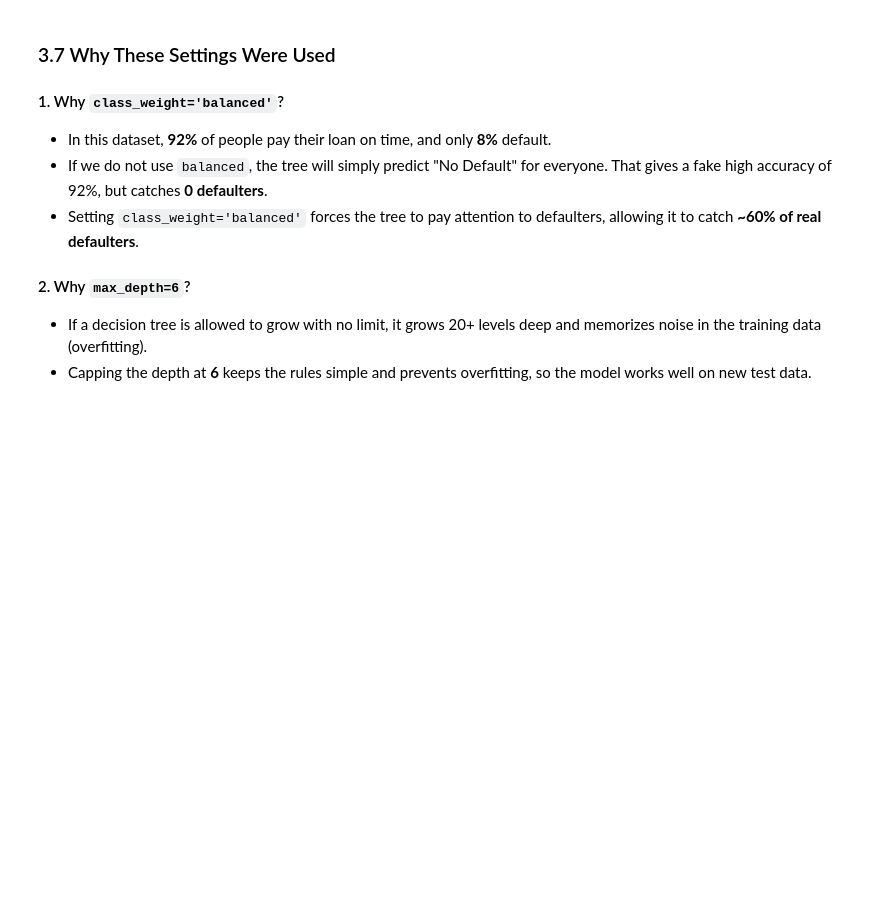
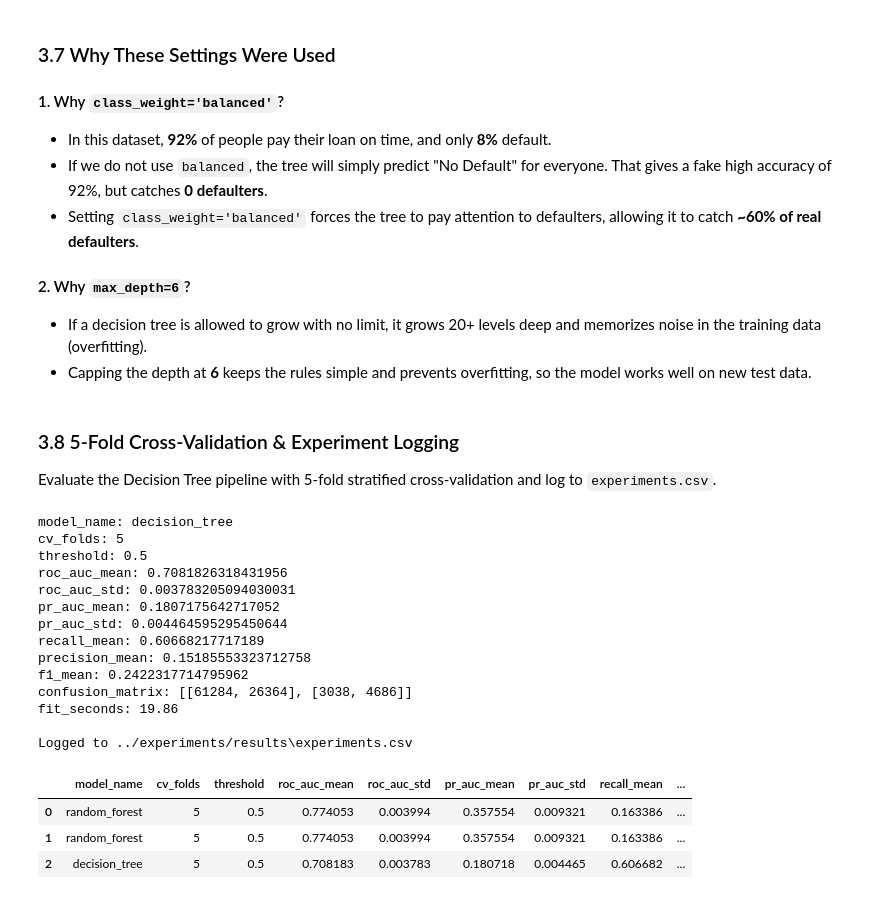
Before and after one commit to Pasiya990/FDM-AutoMobile_Loan_Default_Modelling, a Jupyter notebook: notebooks/05_baseline_models.ipynb, the cells around one changed output. Saved outputs shown, nothing was run; the diff lists cells and outputs as text; code cells hidden in the pictures; blank space fills up the shorter version.

Commit message:
Implement Decision Tree baseline model with findings and decisions

```diff
--- a/notebooks/05_baseline_models.ipynb
+++ b/notebooks/05_baseline_models.ipynb
@@ -241,3 +236,40 @@ Model saved to ../models/baseline/decision_tree.pkl
 #### 2. Why `max_depth=6`?
 * If a decision tree is allowed to grow with no limit, it grows 20+ levels deep and memorizes noise in the training data (overfitting).
 * Capping the depth at **6** keeps the rules simple and prevents overfitting, so the model works well on new test data.
+# %% [markdown]
+### 3.8 5-Fold Cross-Validation & Experiment Logging
+
+Evaluate the Decision Tree pipeline with 5-fold stratified cross-validation and log to `experiments.csv`.
+# %%
+from src.models.decision_tree import build_decision_tree_pipeline
+
+dt_pipeline = build_decision_tree_pipeline()
+dt_results = evaluate_model(dt_pipeline, X_train, y_train, model_name="decision_tree", cv=5)
+
+for key, value in dt_results.items():
+    print(f"{key}: {value}")
+
+row_dt = results_to_row(dt_results)
+row_dt.to_csv(experiments_path, mode="a", header=not os.path.exists(experiments_path), index=False)
+
+print(f"\nLogged to {experiments_path}")
+pd.read_csv(experiments_path)
+# %% [output]
+model_name: decision_tree
+cv_folds: 5
+threshold: 0.5
+roc_auc_mean: 0.7081826318431956
+roc_auc_std: 0.003783205094030031
+pr_auc_mean: 0.1807175642717052
+pr_auc_std: 0.004464595295450644
+recall_mean: 0.60668217717189
+precision_mean: 0.15185553323712758
+f1_mean: 0.2422317714795962
+confusion_matrix: [[61284, 26364], [3038, 4686]]
+fit_seconds: 19.86
+
+Logged to ../experiments/results\experiments.csv
+|  | model_name | cv_folds | threshold | roc_auc_mean | roc_auc_std | pr_auc_mean | pr_auc_std | recall_mean | ... |
+| 0 | random_forest | 5 | 0.5 | 0.774053 | 0.003994 | 0.357554 | 0.009321 | 0.163386 | ... |
+| 1 | random_forest | 5 | 0.5 | 0.774053 | 0.003994 | 0.357554 | 0.009321 | 0.163386 | ... |
+| 2 | decision_tree | 5 | 0.5 | 0.708183 | 0.003783 | 0.180718 | 0.004465 | 0.606682 | ... |
```
Also changed, not shown: parts of 6 cells of this notebook, 4 other files.
